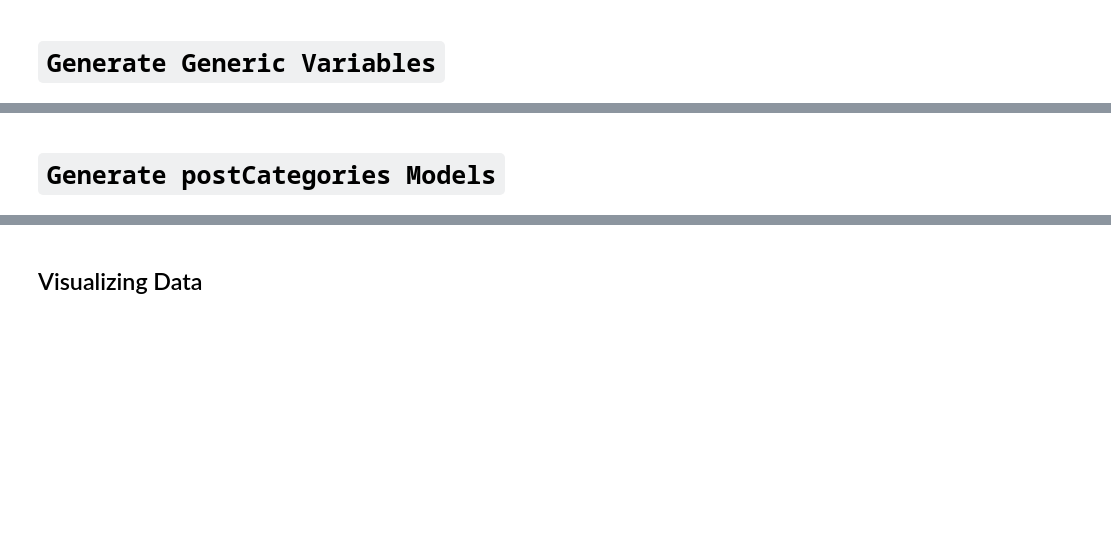
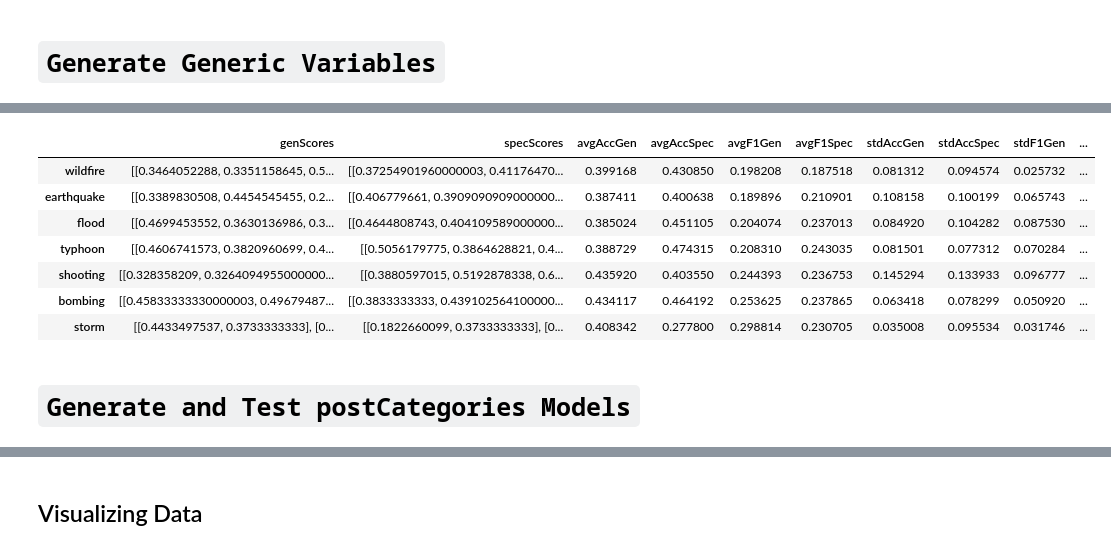
Before and after one commit to acpedersen/REU-2021, a Jupyter notebook: train-models.ipynb, the cells around one changed output, grey strips where cells are left out. Cells and saved outputs as stored; diff of their text form; code cells hidden in the pictures; blank space fills up the shorter version.

```diff
--- a/train-models.ipynb
+++ b/train-models.ipynb
@@ -165,2 +197,14 @@ specPrioModels = generate_model_by_events(df, features, prioLabel, prioModel)
+# %%
+prioScoreDf = pd.read_json("./Trec_data/prioScoreDF.json")
+prioScoreDf
+# %% [output]
+|  | genScores | specScores | avgAccGen | avgAccSpec | avgF1Gen | avgF1Spec | stdAccGen | stdAccSpec | stdF1Gen | ... |
+| wildfire | [[0.3464052288, 0.3351158645, 0.5... | [[0.37254901960000003, 0.41176470... | 0.399168 | 0.430850 | 0.198208 | 0.187518 | 0.081312 | 0.094574 | 0.025732 | ... |
+| earthquake | [[0.3389830508, 0.4454545455, 0.2... | [[0.406779661, 0.3909090909000000... | 0.387411 | 0.400638 | 0.189896 | 0.210901 | 0.108158 | 0.100199 | 0.065743 | ... |
+| flood | [[0.4699453552, 0.3630136986, 0.3... | [[0.4644808743, 0.404109589000000... | 0.385024 | 0.451105 | 0.204074 | 0.237013 | 0.084920 | 0.104282 | 0.087530 | ... |
+| typhoon | [[0.4606741573, 0.3820960699, 0.4... | [[0.5056179775, 0.3864628821, 0.4... | 0.388729 | 0.474315 | 0.208310 | 0.243035 | 0.081501 | 0.077312 | 0.070284 | ... |
+| shooting | [[0.328358209, 0.3264094955000000... | [[0.3880597015, 0.5192878338, 0.6... | 0.435920 | 0.403550 | 0.244393 | 0.236753 | 0.145294 | 0.133933 | 0.096777 | ... |
+| bombing | [[0.45833333330000003, 0.49679487... | [[0.3833333333, 0.439102564100000... | 0.434117 | 0.464192 | 0.253625 | 0.237865 | 0.063418 | 0.078299 | 0.050920 | ... |
+| storm | [[0.4433497537, 0.3733333333], [0... | [[0.1822660099, 0.3733333333], [0... | 0.408342 | 0.277800 | 0.298814 | 0.230705 | 0.035008 | 0.095534 | 0.031746 | ... |
 # %% [markdown]
-# **`Generate postCategories Models`**
+# **`Generate and Test postCategories Models`**
```
Also changed, not shown: parts of 40 cells of this notebook, 2 other files.
